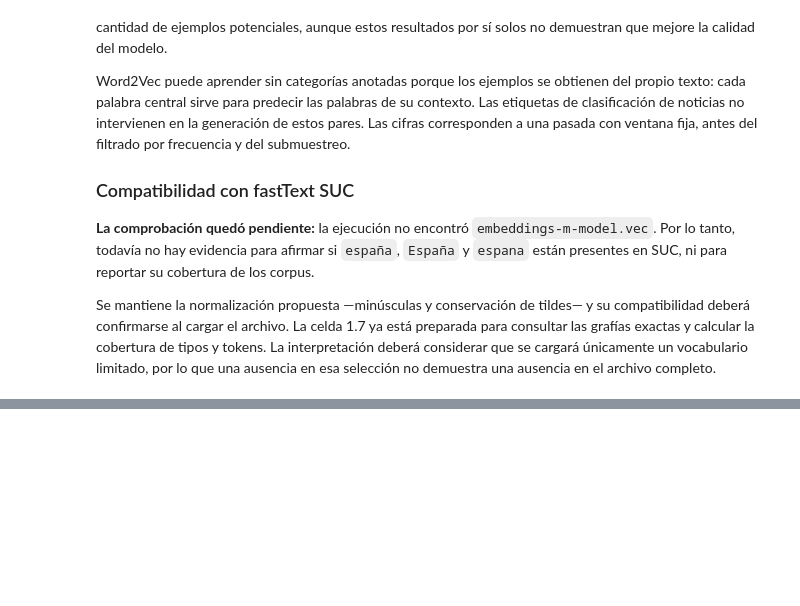
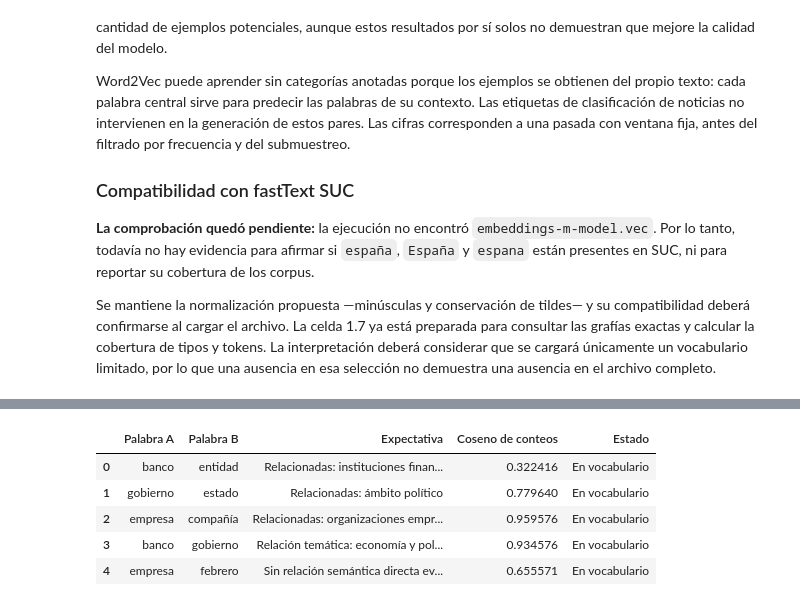
Before and after one commit to Jtanchezz/NLP, a Jupyter notebook: Lab9/lab9.ipynb, the cells around one changed output, grey strips where cells are left out. Cells and saved outputs as stored; diff of their text form; code cells hidden in the pictures; blank space fills up the shorter version.

```diff
--- a/Lab9/lab9.ipynb
+++ b/Lab9/lab9.ipynb
@@ -466,0 +557,34 @@ Se mantiene la normalización propuesta —minúsculas y conservación de tildes
+# %%
+def coseno_conteos(u, v):
+    u, v = np.asarray(u, dtype=np.float64), np.asarray(v, dtype=np.float64)
+    denominador = np.linalg.norm(u) * np.linalg.norm(v)
+    return float(np.dot(u, v) / denominador) if denominador else np.nan
+
+
+pares_cooc = [
+    ("banco", "entidad", "Relacionadas: instituciones financieras"),
+    ("gobierno", "estado", "Relacionadas: ámbito político"),
+    ("empresa", "compañía", "Relacionadas: organizaciones empresariales"),
+    ("banco", "gobierno", "Relación temática: economía y políticas públicas"),
+    ("empresa", "febrero", "Sin relación semántica directa evidente"),
+]
+filas_similitud = []
+for palabra_a, palabra_b, expectativa in pares_cooc:
+    faltantes = [p for p in (palabra_a, palabra_b) if p not in indice_cooc]
+    valor = (coseno_conteos(matriz_cooc[indice_cooc[palabra_a]],
+                            matriz_cooc[indice_cooc[palabra_b]])
+             if not faltantes else np.nan)
+    filas_similitud.append({
+        "Palabra A": palabra_a, "Palabra B": palabra_b,
+        "Expectativa": expectativa, "Coseno de conteos": valor,
+        "Estado": "En vocabulario" if not faltantes else f"Fuera: {', '.join(faltantes)}",
+    })
+similitudes_cooc = pd.DataFrame(filas_similitud)
+display(similitudes_cooc.round({"Coseno de conteos": 6}))
+# %% [output]
+|  | Palabra A | Palabra B | Expectativa | Coseno de conteos | Estado |
+| 0 | banco | entidad | Relacionadas: instituciones finan... | 0.322416 | En vocabulario |
+| 1 | gobierno | estado | Relacionadas: ámbito político | 0.779640 | En vocabulario |
+| 2 | empresa | compañía | Relacionadas: organizaciones empr... | 0.959576 | En vocabulario |
+| 3 | banco | gobierno | Relación temática: economía y pol... | 0.934576 | En vocabulario |
+| 4 | empresa | febrero | Sin relación semántica directa ev... | 0.655571 | En vocabulario |
```
Also changed, not shown: parts of 16 cells of this notebook, 1 other file.
